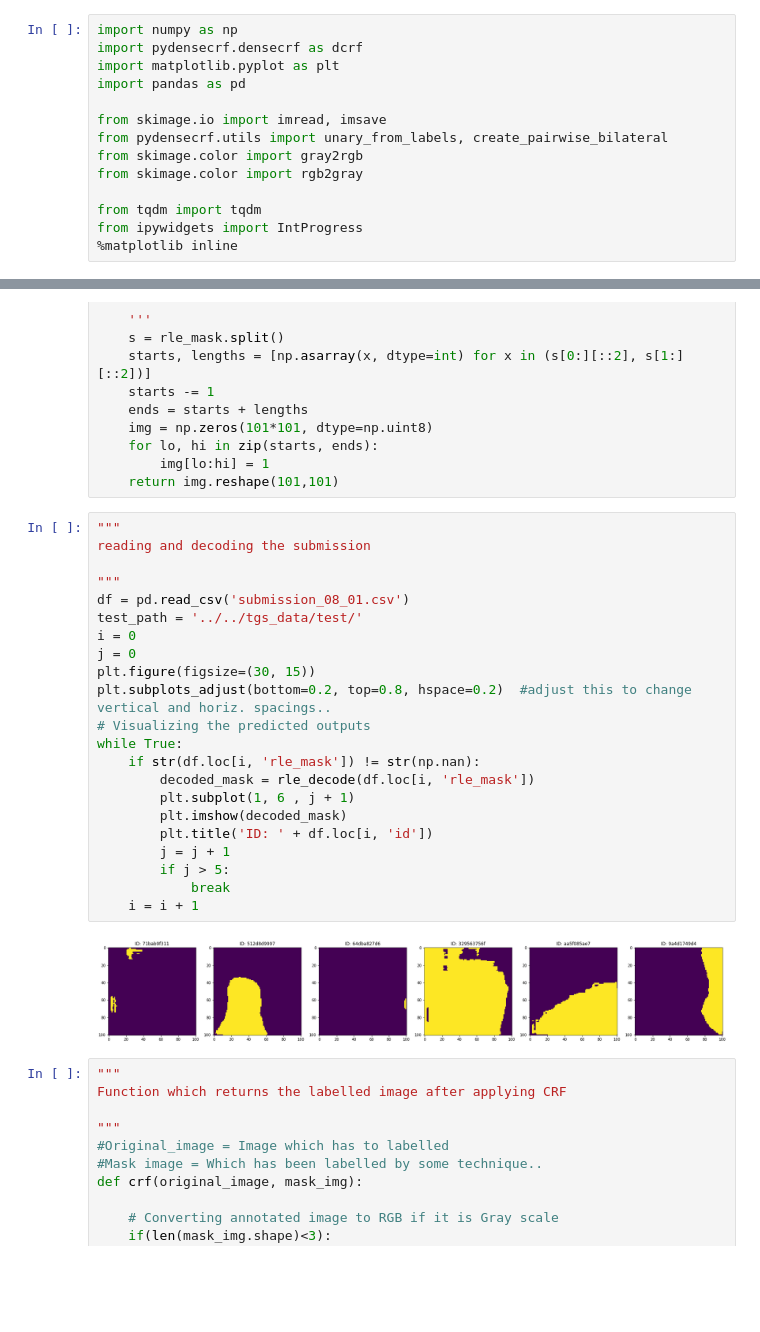
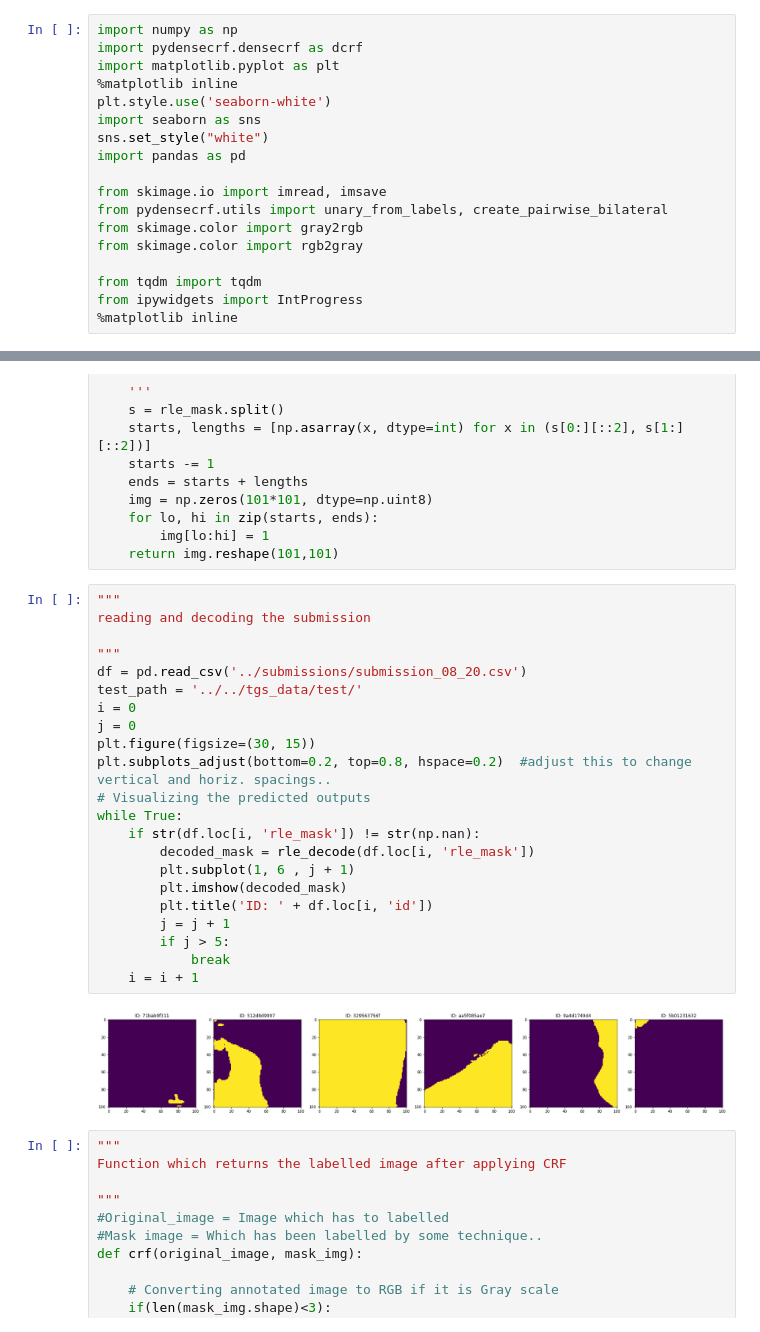
Before and after one commit to liufan2312/tgs-salt-identification, a Jupyter notebook: models/CRF.ipynb, the cells around one changed output, grey strips where cells are left out. Cells and saved outputs as stored; diff of their text form; blank space fills up the shorter version.

```diff
--- a/models/CRF.ipynb
+++ b/models/CRF.ipynb
@@ -5,6 +5,10 @@ https://www.kaggle.com/meaninglesslives/apply-crf
 import numpy as np
 import pydensecrf.densecrf as dcrf
 import matplotlib.pyplot as plt
+%matplotlib inline
+plt.style.use('seaborn-white')
+import seaborn as sns
+sns.set_style("white")
 import pandas as pd
 
 from skimage.io import imread, imsave
@@ -34,27 +38,27 @@ def rle_decode(rle_mask):
 # %%
 """
 reading and decoding the submission
 
 """
-df = pd.read_csv('submission_08_01.csv')
+df = pd.read_csv('../submissions/submission_08_20.csv')
 test_path = '../../tgs_data/test/'
 i = 0
 j = 0
 plt.figure(figsize=(30, 15))
 plt.subplots_adjust(bottom=0.2, top=0.8, hspace=0.2)  #adjust this to change vertical and horiz. spacings..
 # Visualizing the predicted outputs
 while True:
     if str(df.loc[i, 'rle_mask']) != str(np.nan):
         decoded_mask = rle_decode(df.loc[i, 'rle_mask'])
         plt.subplot(1, 6 , j + 1)
         plt.imshow(decoded_mask)
         plt.title('ID: ' + df.loc[i, 'id'])
         j = j + 1
         if j > 5:
             break
     i = i + 1
 # %% [output]
-[figure, old version]
+[figure, new version]
 # %%
 """
 Function which returns the labelled image after applying CRF
```
Also changed, not shown: parts of 2 cells of this notebook, 1 other file.
